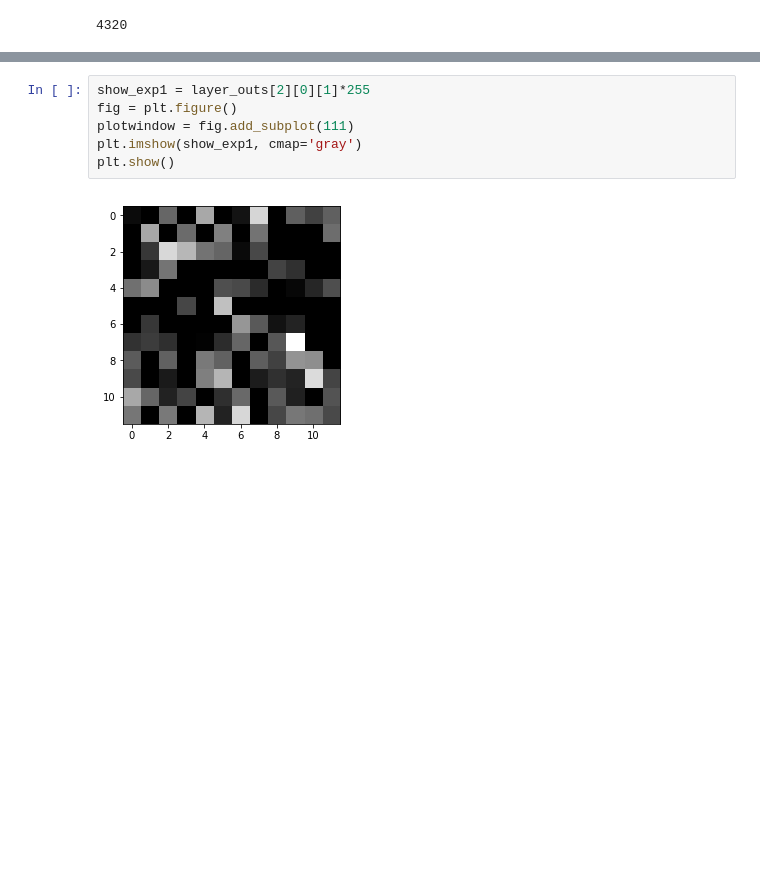
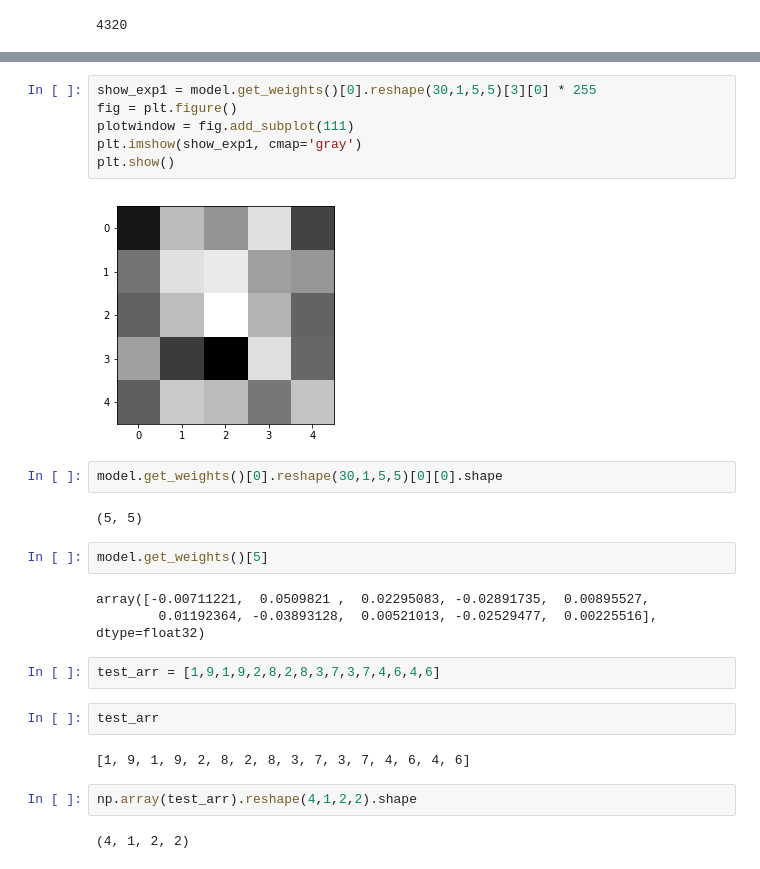
Before and after one commit to ws0232015/Deep-Learning, a Jupyter notebook: CNN/MNIST_notebook.ipynb, the cells around one changed output, grey strips where cells are left out. Drawn from its saved outputs; the diff is of its cells as text; blank space fills up the shorter version.

```diff
--- a/CNN/MNIST_notebook.ipynb
+++ b/CNN/MNIST_notebook.ipynb
@@ -298,8 +313,27 @@ layer_outs[3].shape
 # %%
-show_exp1 = layer_outs[2][0][1]*255
+show_exp1 = model.get_weights()[0].reshape(30,1,5,5)[3][0] * 255
 fig = plt.figure()
 plotwindow = fig.add_subplot(111)
 plt.imshow(show_exp1, cmap='gray')
 plt.show()
 # %% [output]
-[figure, old version]
+[figure, new version]
+# %%
+model.get_weights()[0].reshape(30,1,5,5)[0][0].shape
+# %% [output]
+(5, 5)
+# %%
+model.get_weights()[5]
+# %% [output]
+array([-0.00711221,  0.0509821 ,  0.02295083, -0.02891735,  0.00895527,
+        0.01192364, -0.03893128,  0.00521013, -0.02529477,  0.00225516], dtype=float32)
+# %%
+test_arr = [1,9,1,9,2,8,2,8,3,7,3,7,4,6,4,6]
+# %%
+test_arr
+# %% [output]
+[1, 9, 1, 9, 2, 8, 2, 8, 3, 7, 3, 7, 4, 6, 4, 6]
+# %%
+np.array(test_arr).reshape(4,1,2,2).shape
+# %% [output]
+(4, 1, 2, 2)
```
Also changed, not shown: parts of 5 cells of this notebook.
